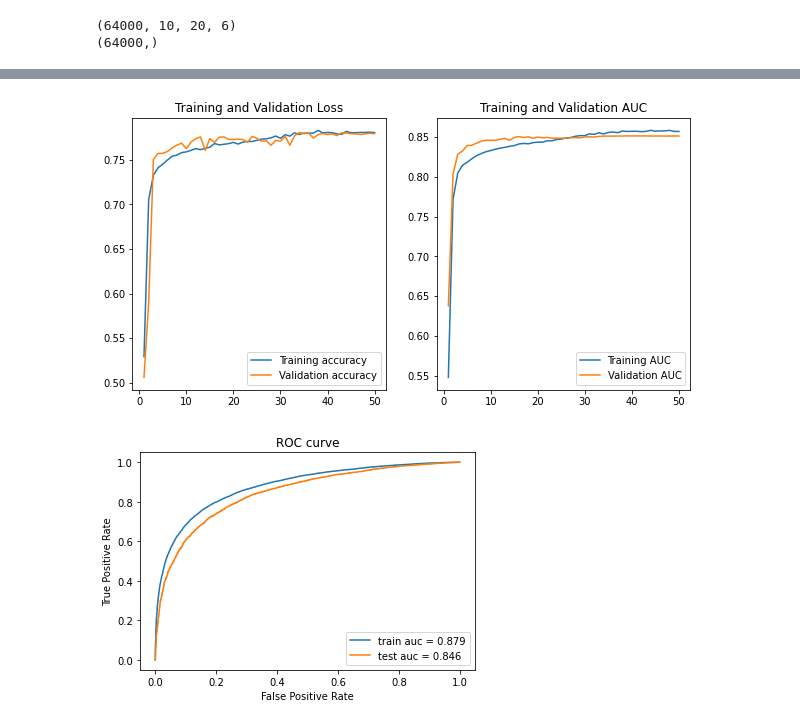
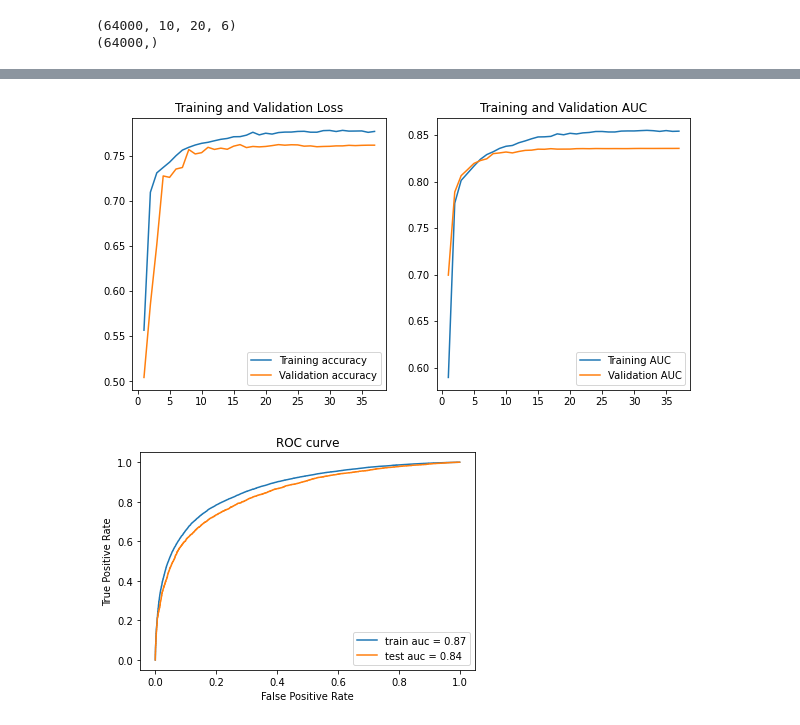
Before and after one commit to Unoaccaso/ML_final_project, a Jupyter notebook: Progetto.ipynb, the cells around one changed output, grey strips where cells are left out. Cells and saved outputs as stored; diff of their text form; code cells hidden in the pictures.

```diff
--- a/Progetto.ipynb
+++ b/Progetto.ipynb
@@ -56,10 +55,10 @@ def create_images(data, n_theta_bins=10, n_phi_bins=20, n_time_bins=6):
             event_indexes[i_event] = [i]
 
     # create images
-    for i, i_event in tqdm(enumerate(event_ids)):
+    for i, i_event in enumerate(tqdm(event_ids)):
         event = data.iloc[event_indexes[i_event]]
         X = event[['Theta', 'Phi', 'Time']].values
-        one_image, edges = np.histogramdd(X,
+        one_image, edges = np.histogramdd(X, density=False,
                                           bins=(n_theta_bins, n_phi_bins, n_time_bins))
         images.append(one_image)
         label = labels_train[labels_train["EventID"]==i_event]["Label"].values[0]
@@ -122,28 +142,28 @@ img_input = keras.Input(shape=IMG_SHAPE, name="D_Image_Input")
 x = img_input
 
 # primo blocco Convoluzionale
-x = keras.layers.Conv2D(filters=8, kernel_size=(3, 5),name='Conv_1')(x)
+x = keras.layers.Conv2D(filters=8, kernel_size=(3, 3),name='Conv_1')(x)
 x = keras.layers.BatchNormalization()(x)
 x = keras.layers.ReLU(name='ReLU_1')(x)
 x = layers.Dropout(0.11, name="DropOut_1")(x)
 
 # secondo blocco Convoluzionale
-x = keras.layers.Conv2D(filters=16, kernel_size=(3, 4), name='Conv_2')(x)
+x = keras.layers.Conv2D(filters=16, kernel_size=(3, 3), name='Conv_2')(x)
 x = keras.layers.BatchNormalization()(x)
 x = keras.layers.ReLU(name='ReLU_2')(x)
-x = layers.Dropout(0.1, name="DropOut_2")(x)
+x = layers.Dropout(0.2, name="DropOut_2")(x)
 
-# terzo blocco Convoluzionale
-x = keras.layers.Conv2D(filters=16, kernel_size=(2, 3), name='Conv_3')(x)
+'''# terzo blocco Convoluzionale
+x = keras.layers.Conv2D(filters=16, kernel_size=(3, 3), name='Conv_3')(x)
 x = keras.layers.BatchNormalization()(x)
 x = keras.layers.ReLU(name='ReLU_3')(x)
-x = layers.Dropout(0.2, name="DropOut_3")(x)
+x = layers.Dropout(0.2, name="DropOut_3")(x)'''
 
 x = keras.layers.Flatten(name='Flatten')(x)
 
 # layer densi
 x = keras.layers.Dense(32, name='Dense_1')(x)
-x = layers.Dropout(0.12, name="DropOut_4")(x)
+x = layers.Dropout(0.12, name="DropOut_5")(x)
 x = keras.layers.ReLU(name='ReLU_dense_1')(x)
 
 outputs = keras.layers.Dense(1, activation='sigmoid', name='Output')(x)
@@ -177,10 +197,11 @@ model_checkpoint = keras.callbacks.ModelCheckpoint(
         save_weights_only=True,
         save_best_only=True,
         save_freq='epoch')
+
 LR_ST=1e-3
 
 def lr_decay(epoch):
-  start = 25
+  start = 10
   if epoch < start:
     return LR_ST
   else:
@@ -191,11 +212,12 @@ lr_scheduler = keras.callbacks.LearningRateScheduler(lr_decay)
 # metto tutte le callback in una lista
 callbacks = [
              lr_scheduler,
-             model_checkpoint
+             model_checkpoint,
+             keras.callbacks.EarlyStopping(monitor='loss', patience=5)
              ]
 
 model.compile(loss="binary_crossentropy", optimizer='adam',
               metrics=["accuracy",
                        keras.metrics.AUC(name='auc')])
-history = model.fit(X_train, Y_train, validation_split=0.1, batch_size=256,
+history = model.fit(X_train, Y_train, validation_split=0.1, batch_size=512,
           epochs=50, shuffle=True, verbose=1, callbacks=callbacks)
@@ -214,33 +254,33 @@ plt.subplot(1, 2, 1)
 plt.plot(epochs_range, accuracy, label='Training accuracy')
 plt.plot(epochs_range, val_accuracy, label='Validation accuracy')
 plt.legend(loc=4)
 plt.title('Training and Validation Loss')
 
 plt.subplot(1, 2, 2)
 plt.plot(epochs_range, AUC, label='Training AUC')
 plt.plot(epochs_range, val_AUC, label='Validation AUC')
 plt.legend(loc=4)
 plt.title('Training and Validation AUC')
 
 plt.show()
 
 # Building ROC curves
 
 from sklearn.metrics import roc_auc_score, roc_curve
 
 data = ((X_train, Y_train),
         (X_test, Y_test)
         )
 for i, dataset in enumerate(['train', 'test']):
   pred = model.predict(data[i][0], verbose=0)
   auc = roc_auc_score(data[i][1], pred)
   fpr, tpr, thr =roc_curve(data[i][1], pred)
-  plt.plot(fpr, tpr, label = f'{dataset} auc = {auc:.3f}' )
+  plt.plot(fpr, tpr, label = f'{dataset} auc = {auc:.2f}' )
 plt.xlabel('False Positive Rate')
 plt.ylabel('True Positive Rate')
 plt.legend(loc="lower right")
 plt.title('ROC curve')
 plt.show()
 # %% [output]
-[figure, old version]
+[figure, new version]
-[figure, old version]
+[figure, new version]
```
Also changed, not shown: parts of 10 cells of this notebook.
